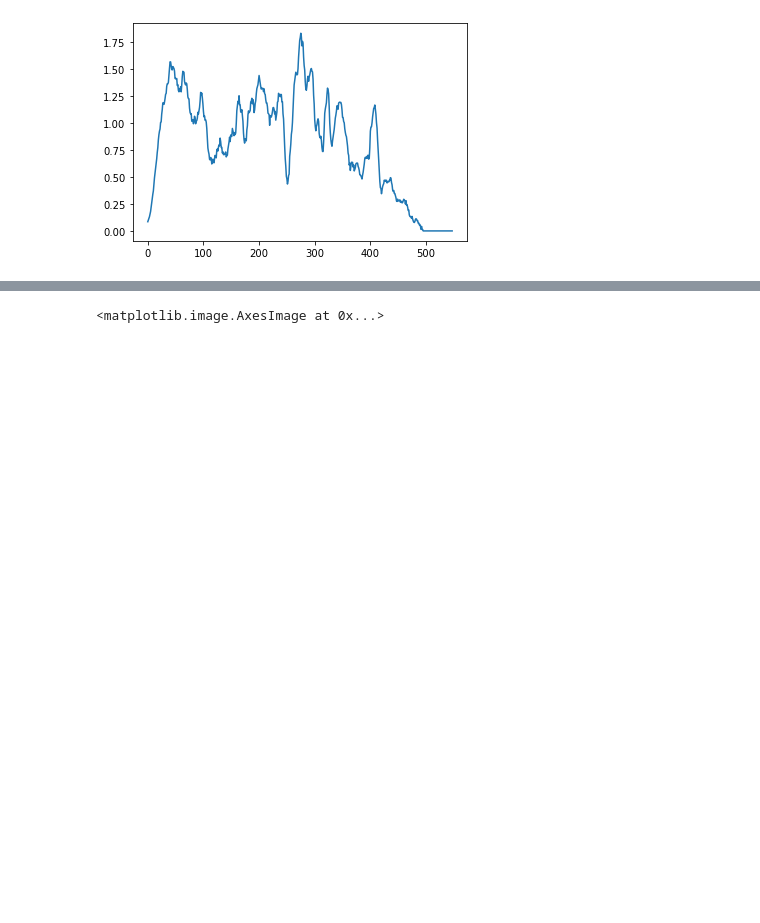
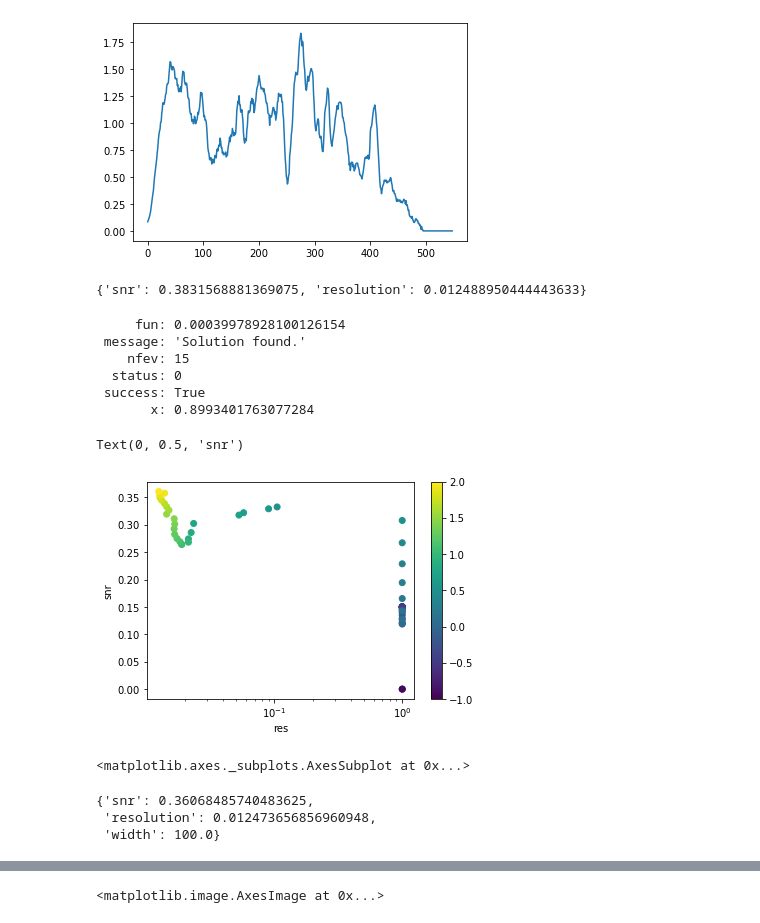
Before and after one commit to centuri-engineering/auto_metro, a Jupyter notebook: notebooks/PythonImDecorr.ipynb, the cells around one changed output, grey strips where cells are left out. Saved outputs shown, nothing was run; the diff lists cells and outputs as text; code cells hidden in the pictures; blank space fills up the shorter version.

Commit message:
WIP image decorrelation

```diff
--- a/notebooks/PythonImDecorr.ipynb
+++ b/notebooks/PythonImDecorr.ipynb
@@ -125,0 +252,49 @@ plt.plot(image.sum(axis=0))
+# %%
+ci = CorrImage(corti)
+# %%
+res = ci.maximize_corcoef(ci.im_fftr)
+# %%
+res
+# %% [output]
+{'snr': 0.3831568881369075, 'resolution': 0.012488950444443633}
+# %%
+ci.decorr_radius()
+# %% [output]
+     fun: 0.00039978928100126154
+ message: 'Solution found.'
+    nfev: 15
+  status: 0
+ success: True
+       x: 0.8993401763077284
+# %%
+data = []
+for width in np.logspace(-1, 2):
+
+    f_im = ci.im_invk - gaussian_filter(ci.im_invk, width)
+    f_im_fft = (ci.mask0 * _fft(f_im)).ravel()[:ci.size//2]
+    res = ci.maximize_corcoef(f_im_fft)
+    res['width'] = width
+    data.append(res)
+# %%
+data = np.array([list(d.values()) for d in data])
+# %%
+fig, ax = plt.subplots()
+sc = ax.scatter(data[:, 1], data[:, 0], c=np.log10(data[:, 2]))
+cb = fig.colorbar(sc)
+#ax.set_xlim(0.001, 0.2)
+ax.set_xscale('log')
+ax.set_xlabel("res")
+ax.set_ylabel("snr")
+# %% [output]
+Text(0, 0.5, 'snr')
+[figure, added]
+# %%
+cb.ax
+# %% [output]
+<matplotlib.axes._subplots.AxesSubplot at 0x...>
+# %%
+res
+# %% [output]
+{'snr': 0.36068485740483625,
+ 'resolution': 0.012473656856960948,
+ 'width': 100.0}
```
Also changed, not shown: parts of 31 cells of this notebook.
